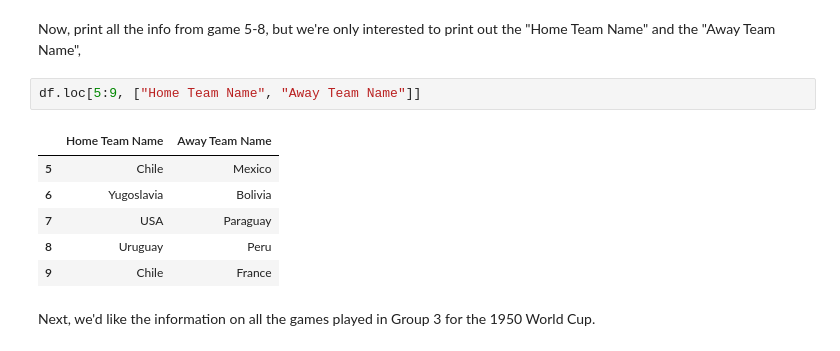
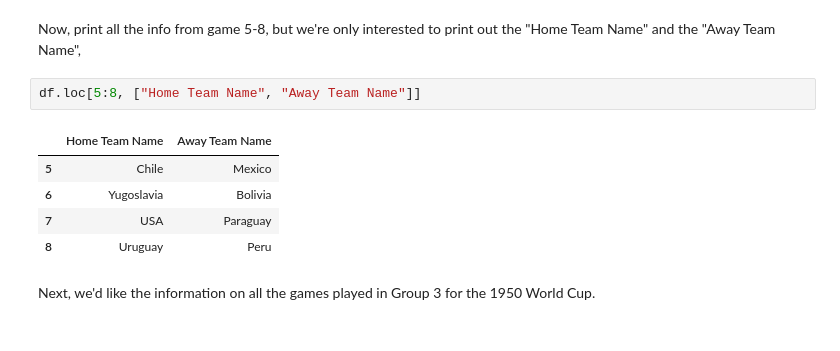
Before and after one commit to steeznation16/dsc-0-03-10-accessing-data-within-pandas-lab-online-ds-ft-100118, a Jupyter notebook: index.ipynb, the cells around one changed output. Saved outputs shown, nothing was run; the diff lists cells and outputs as text.

```diff
--- a/index.ipynb
+++ b/index.ipynb
@@ -99,14 +99,13 @@ df.iloc[3:6]
 # %% [markdown]
 Now, print all the info from game 5-8, but we're only interested to print out the "Home Team Name" and the "Away Team Name",
 # %%
-df.loc[5:9, ["Home Team Name", "Away Team Name"]]
+df.loc[5:8, ["Home Team Name", "Away Team Name"]]
 # %% [output]
 |  | Home Team Name | Away Team Name |
 | 5 | Chile | Mexico |
 | 6 | Yugoslavia | Bolivia |
 | 7 | USA | Paraguay |
 | 8 | Uruguay | Peru |
-| 9 | Chile | France |
 # %% [markdown]
 Next, we'd like the information on all the games played in Group 3 for the 1950 World Cup.
 # %%
```
